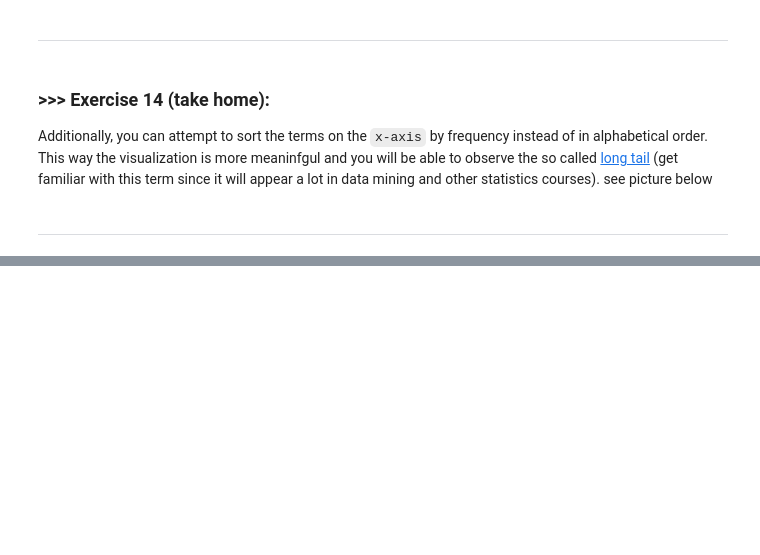
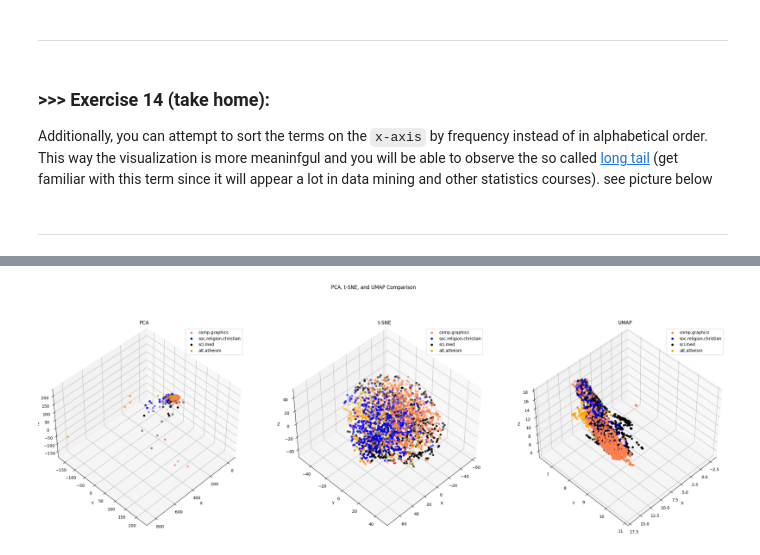
Before and after one commit to Big-problem/DM2024-Lab1-Homework, a Jupyter notebook: DM2024-Lab1-Homework.ipynb, the cells around one changed output, grey strips where cells are left out. Drawn from its saved outputs; the diff is of its cells as text; code cells hidden in the pictures; blank space fills up the shorter version.

```diff
--- a/DM2024-Lab1-Homework.ipynb
+++ b/DM2024-Lab1-Homework.ipynb
@@ -286,0 +328,14 @@ Additionally, you can attempt to sort the terms on the `x-axis` by frequency ins
+# %%
+# i select the top 2000 most frequent terms and apply log transformation
+x = [i for i in count_vect.get_feature_names_out()]
+y, x = zip(*sorted(zip(l, x)))
+y = list(reversed(y))
+x = list(reversed(x))
+y = [math.log(i) for i in y]
+df = pd.DataFrame({'Term': x[:2000], 'Term Freauency': y[:2000]})
+fig = px.bar(df, x='Term', y='Term Freauency',
+             hover_data=['Term', 'Term Freauency'], color='Term Freauency',
+             title=' Top 2000 most frequent terms'
+            )
+fig.update_layout(font_size=11)
+fig.show()
@@ -286,0 +536,4 @@ Additionally, you can attempt to sort the terms on the `x-axis` by frequency ins
+# %%
+X_pca_aug = PCA(n_components=3).fit_transform(augmented_df.values)
+X_tsne_aug = TSNE(n_components=3).fit_transform(augmented_df.values)
+X_umap_aug = umap.UMAP(n_components=3).fit_transform(augmented_df.values)
@@ -286,0 +547,39 @@ Additionally, you can attempt to sort the terms on the `x-axis` by frequency ins
+# %%
+# Define a function to create a scatter plot for each method
+def plot_scatter(ax, X_reduced, title, elev, azim):
+    for c, category in zip(col, categories):
+        xs = X_reduced[X['category_name'] == category].T[0]
+        ys = X_reduced[X['category_name'] == category].T[1]
+        zs = X_reduced[X['category_name'] == category].T[2]
+        ax.scatter(xs, ys, zs, c=c, marker='o', label=category)
+
+    ax.grid(color='gray', linestyle=':', linewidth=2, alpha=0.2)
+    ax.set_title(title)
+    ax.set_xlabel('X')
+    ax.set_ylabel('Y')
+    ax.set_zlabel('Z')
+    ax.legend(loc='upper right')
+
+    ax.view_init(elev=elev, azim=-azim)
+
+# Plot the results in subplots
+col = ['coral', 'blue', 'black', 'orange']
+categories = X['category_name'].unique()
+
+fig = plt.figure(figsize=(30, 10))  # Create 3 subplots for PCA, t-SNE, and UMAP
+fig.suptitle('PCA, t-SNE, and UMAP Comparison')
+ax1 = fig.add_subplot(131, projection='3d')
+ax2 = fig.add_subplot(132, projection='3d')
+ax3 = fig.add_subplot(133, projection='3d')
+
+
+# Create scatter plots for PCA, t-SNE, and UMAP
+plot_scatter(ax1, X_pca_aug, 'PCA', 45, -45)
+plot_scatter(ax2, X_tsne_aug, 't-SNE', 45, -45)
+plot_scatter(ax3, X_umap_aug, 'UMAP', 45, -45)
+
+
+
+plt.show()
+# %% [output]
+[figure, added]
```
Also changed, not shown: parts of 31 cells of this notebook.
